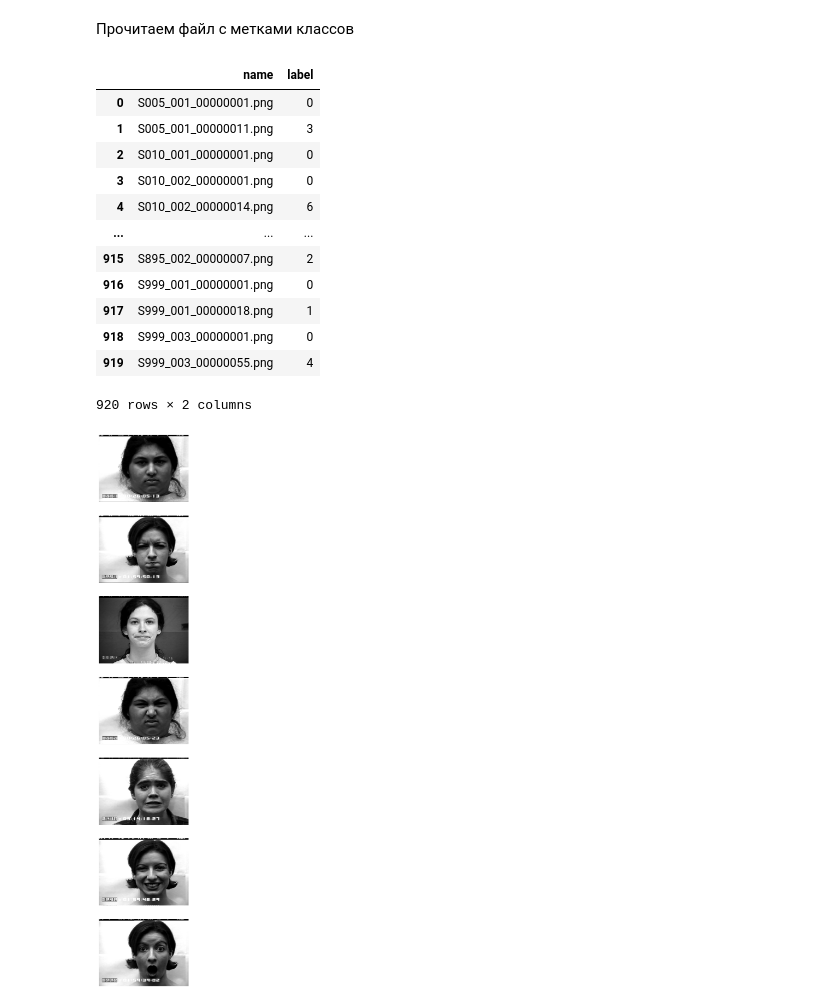
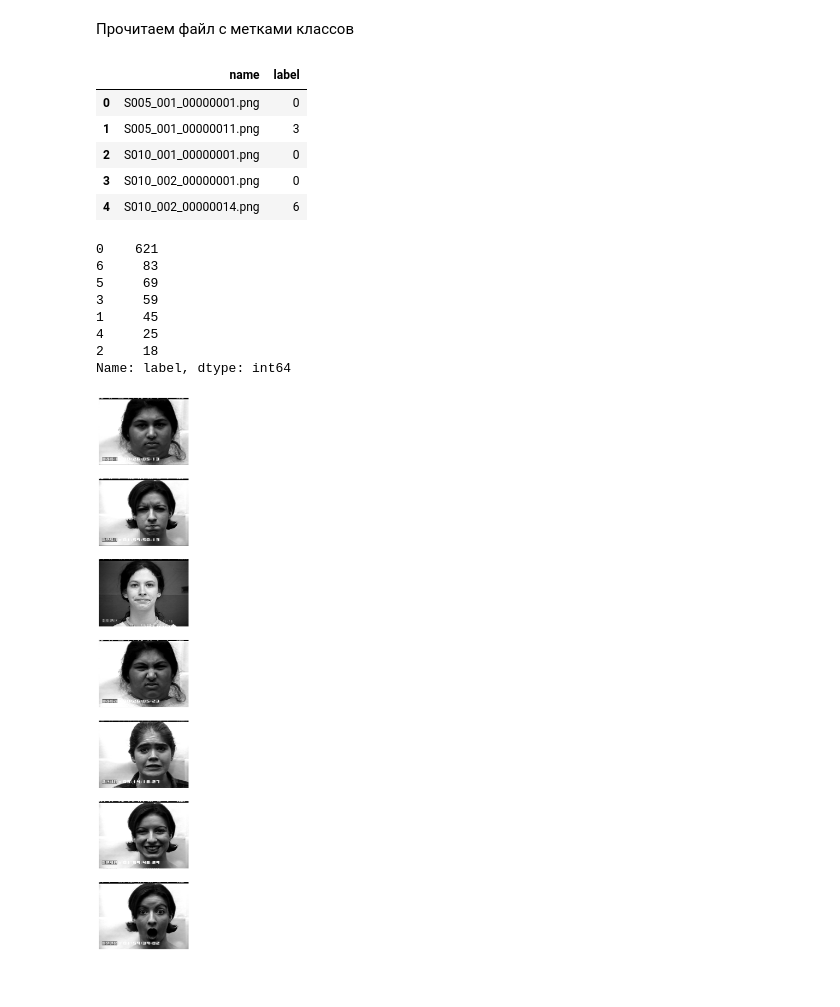
Before and after one commit to oodlbee/emotion_classification, a Jupyter notebook: notebooks/emotion_classification.ipynb, the cells around one changed output. Cells and saved outputs as stored; diff of their text form; code cells hidden in the pictures; blank space fills up the shorter version.

```diff
--- a/notebooks/emotion_classification.ipynb
+++ b/notebooks/emotion_classification.ipynb
@@ -80,29 +63,33 @@ df = df.drop(columns=['Unnamed: 0'], axis=1)
 # %%
 label_list = []
 name_list = []
 for i in range(len(img_files_list)):
     pic_name = img_files_list[i].split('\\')[-1]
     idx = df[df['file name'] == pic_name].index
     label_list.append(df.at[idx[0], 'label'])
     name_list.append(pic_name)
 dic = {'name':name_list,'label':label_list}
 df_target = pd.DataFrame(dic)
 df_target.to_csv()
-df_target
+df_target.head(5)
 # %% [output]
 |  | name | label |
 | 0 | S005_001_00000001.png | 0 |
 | 1 | S005_001_00000011.png | 3 |
 | 2 | S010_001_00000001.png | 0 |
 | 3 | S010_002_00000001.png | 0 |
 | 4 | S010_002_00000014.png | 6 |
-| ... | ... | ... |
-| 915 | S895_002_00000007.png | 2 |
-| 916 | S999_001_00000001.png | 0 |
-| 917 | S999_001_00000018.png | 1 |
-| 918 | S999_003_00000001.png | 0 |
-| 919 | S999_003_00000055.png | 4 |
-920 rows × 2 columns
+# %%
+df_target.label.value_counts()
+# %% [output]
+0    621
+6     83
+5     69
+3     59
+1     45
+4     25
+2     18
+Name: label, dtype: int64
 # %%
 def find_picture(name_pic):
     for val in img_files_list:
```
Also changed, not shown: parts of 39 cells of this notebook, 3 other files.
